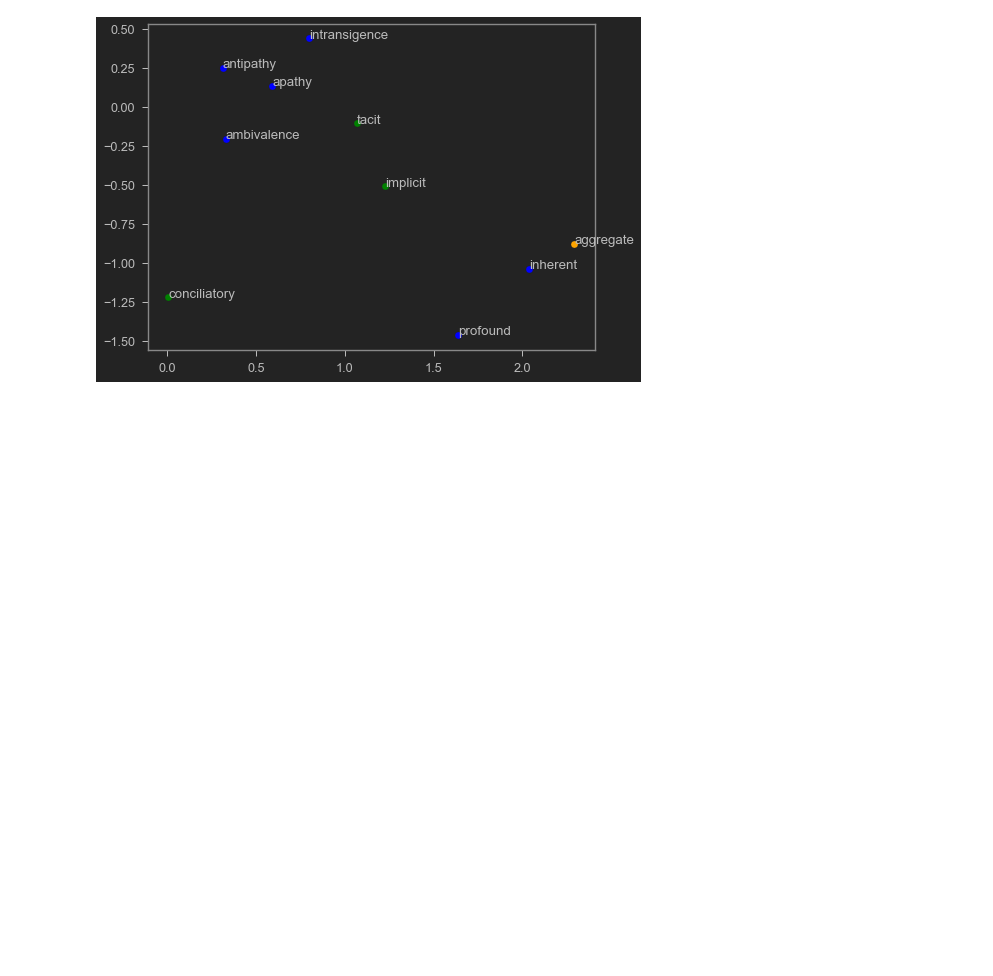
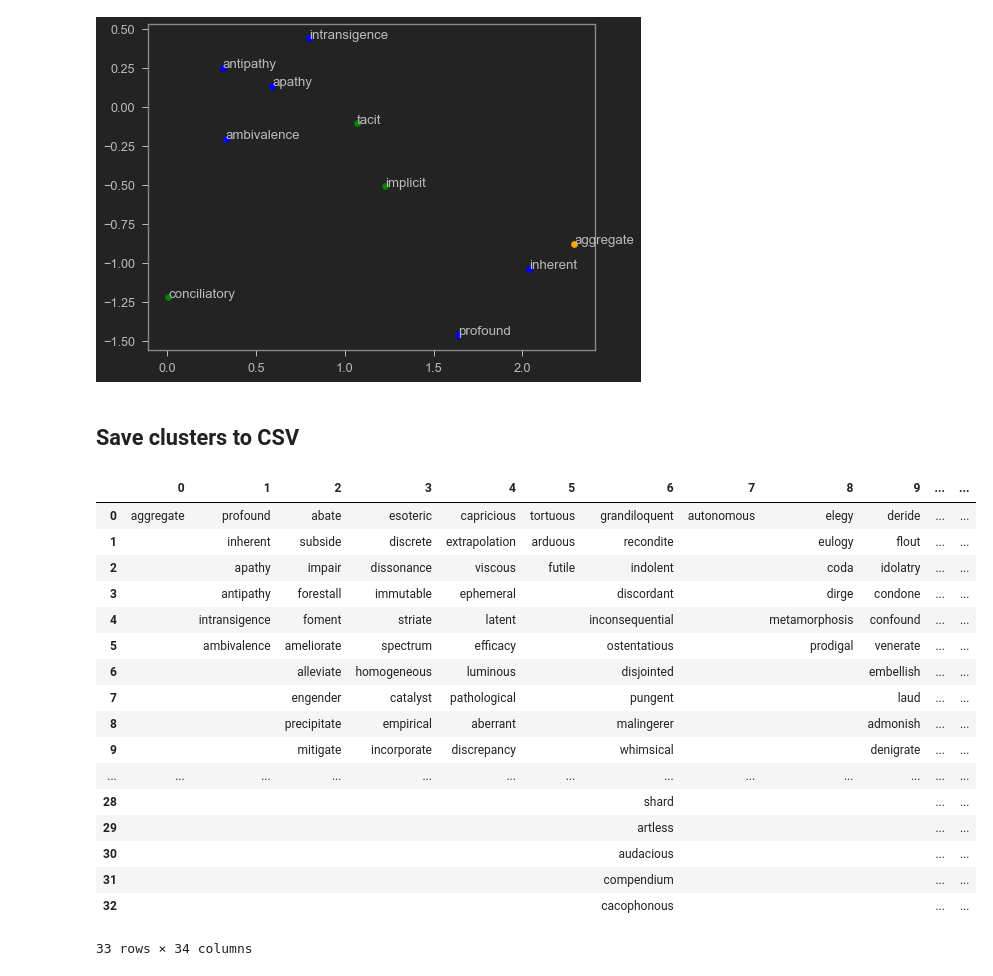
Before and after one commit to krishnansr/barrons-clustering, a Jupyter notebook: notebooks/affinity_prop_clustering.ipynb, the cells around one changed output. Drawn from its saved outputs; the diff is of its cells as text; code cells hidden in the pictures; blank space fills up the shorter version.

```diff
--- a/notebooks/affinity_prop_clustering.ipynb
+++ b/notebooks/affinity_prop_clustering.ipynb
@@ -176,3 +179,35 @@ for i in range(len(labels)):
         plt.annotate(annotation_label, xy=(x+1e-4, y+1e-3), xytext=(0, 0), textcoords='offset points')
 # %% [output]
 [figure]
+# %% [markdown]
+## Save clusters to CSV
+# %%
+conv_clusters_df = pd.DataFrame()
+
+count = 0
+for cluster_id, subset_df in corpus_clusters_df.sort_values(by="cluter_labels").groupby("cluter_labels"):
+    conv_clusters_df = pd.concat([conv_clusters_df, subset_df.words.reset_index(drop=True)], ignore_index=True, axis=1)
+
+conv_clusters_df.fillna(value='', inplace=True)
+conv_clusters_df.to_csv("../res/ap_clusters.csv", index=False)
+# %%
+conv_clusters_df
+# %% [output]
+|  | 0 | 1 | 2 | 3 | 4 | 5 | 6 | 7 | 8 | 9 | ... | ... |
+| 0 | aggregate | profound | abate | esoteric | capricious | tortuous | grandiloquent | autonomous | elegy | deride | ... | ... |
+| 1 |  | inherent | subside | discrete | extrapolation | arduous | recondite |  | eulogy | flout | ... | ... |
+| 2 |  | apathy | impair | dissonance | viscous | futile | indolent |  | coda | idolatry | ... | ... |
+| 3 |  | antipathy | forestall | immutable | ephemeral |  | discordant |  | dirge | condone | ... | ... |
+| 4 |  | intransigence | foment | striate | latent |  | inconsequential |  | metamorphosis | confound | ... | ... |
+| 5 |  | ambivalence | ameliorate | spectrum | efficacy |  | ostentatious |  | prodigal | venerate | ... | ... |
+| 6 |  |  | alleviate | homogeneous | luminous |  | disjointed |  |  | embellish | ... | ... |
+| 7 |  |  | engender | catalyst | pathological |  | pungent |  |  | laud | ... | ... |
+| 8 |  |  | precipitate | empirical | aberrant |  | malingerer |  |  | admonish | ... | ... |
+| 9 |  |  | mitigate | incorporate | discrepancy |  | whimsical |  |  | denigrate | ... | ... |
+| ... | ... | ... | ... | ... | ... | ... | ... | ... | ... | ... | ... | ... |
+| 28 |  |  |  |  |  |  | shard |  |  |  | ... | ... |
+| 29 |  |  |  |  |  |  | artless |  |  |  | ... | ... |
+| 30 |  |  |  |  |  |  | audacious |  |  |  | ... | ... |
+| 31 |  |  |  |  |  |  | compendium |  |  |  | ... | ... |
+| 32 |  |  |  |  |  |  | cacophonous |  |  |  | ... | ... |
+33 rows × 34 columns
```
Also changed, not shown: parts of 5 cells of this notebook, 1 other file.
